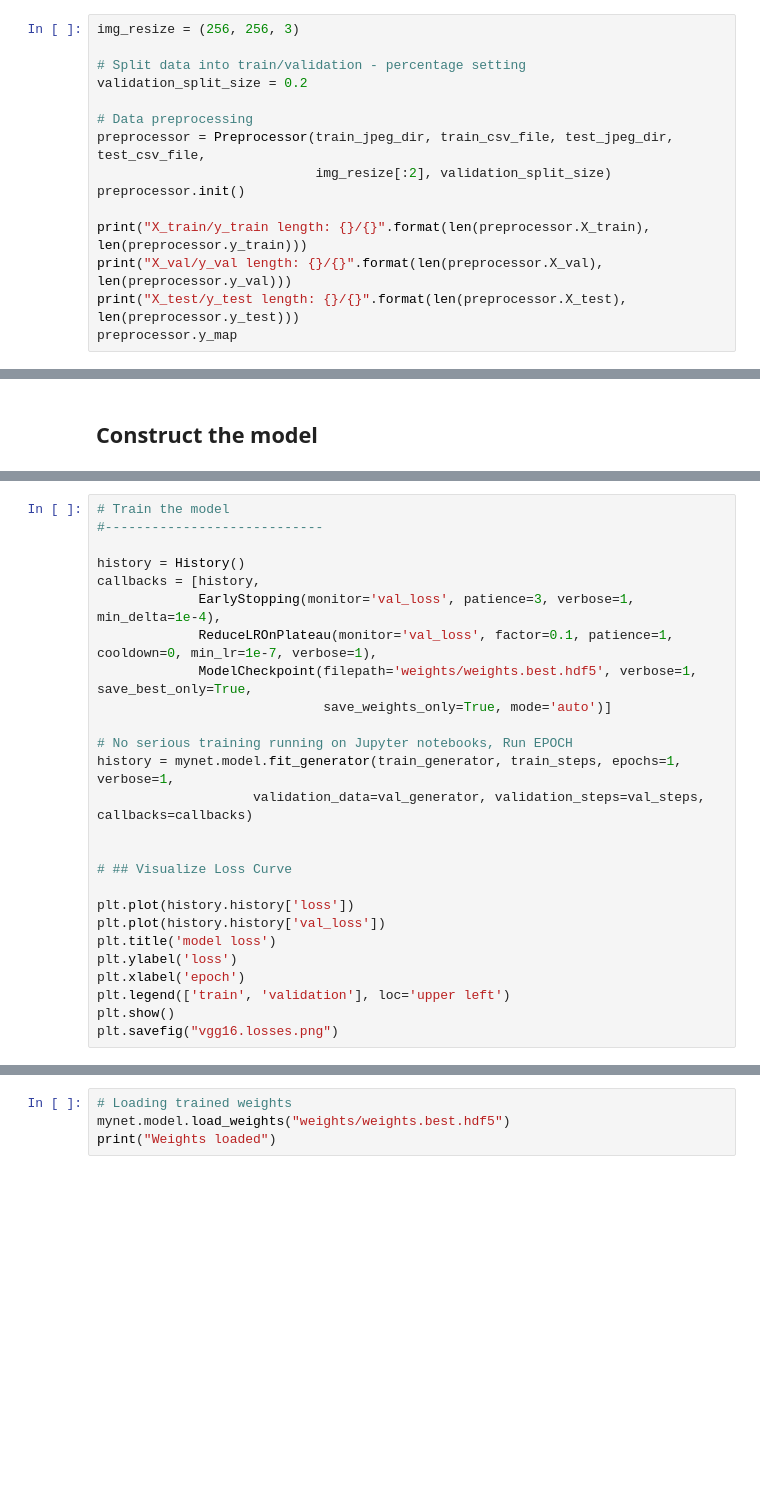
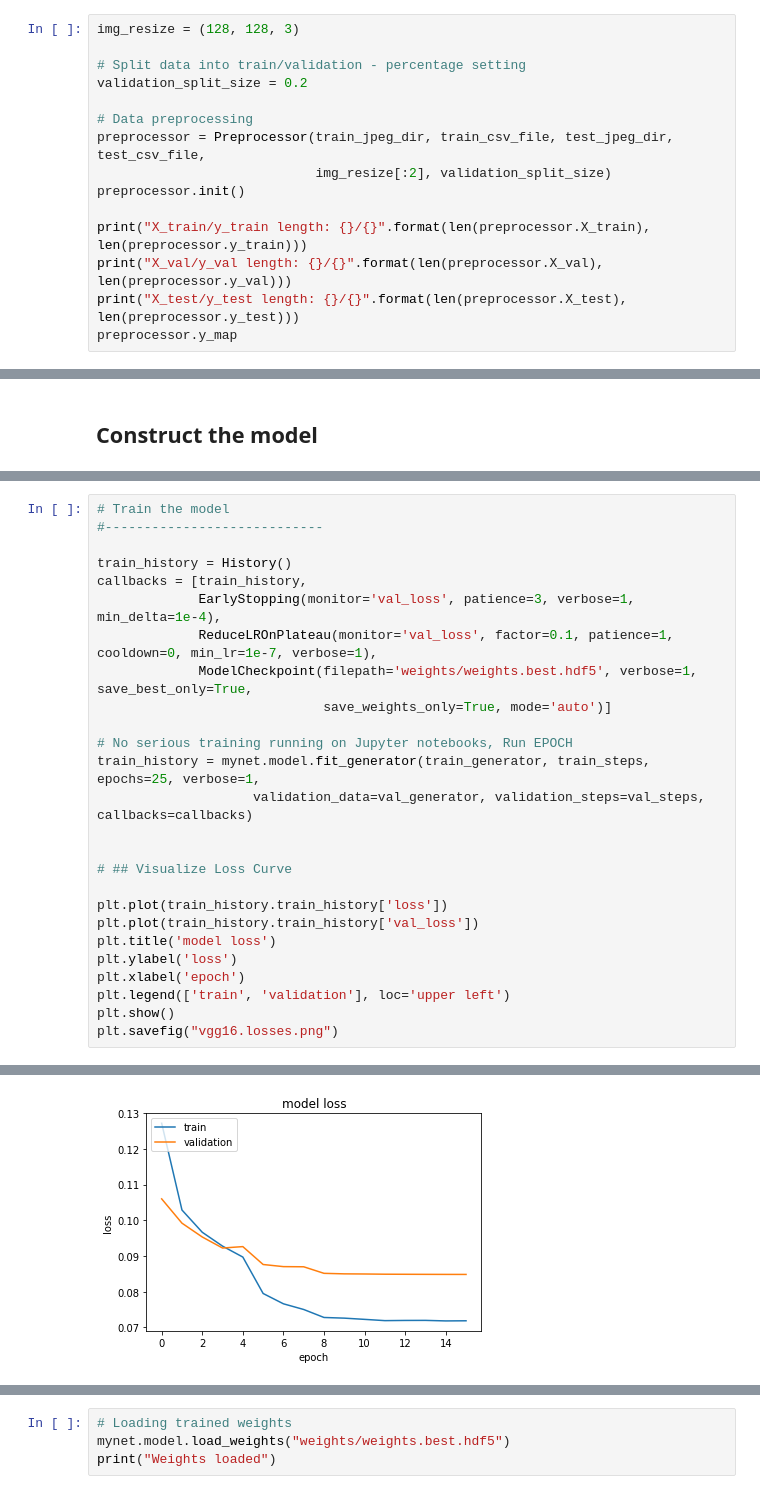
Before and after one commit to jinchenglee/kaggle_planet_challenge, a Jupyter notebook: mlc.kaggle/notebooks/kaggle.ipynb, the cells around one changed output, grey strips where cells are left out. Cells and saved outputs as stored; diff of their text form; blank space fills up the shorter version.

```diff
--- a/mlc.kaggle/notebooks/kaggle.ipynb
+++ b/mlc.kaggle/notebooks/kaggle.ipynb
@@ -172,7 +173,7 @@ for idx in [0,1]: # Train vs. test
 [figure]
 [interactive output not drawn]
 # %%
-img_resize = (256, 256, 3)
+img_resize = (128, 128, 3)
 
 # Split data into train/validation - percentage setting
 validation_split_size = 0.2
@@ -249,25 +250,26 @@ _________________________________________________________________
 # Train the model
 #----------------------------
 
-history = History()
-callbacks = [history,
+train_history = History()
+callbacks = [train_history,
              EarlyStopping(monitor='val_loss', patience=3, verbose=1, min_delta=1e-4),
              ReduceLROnPlateau(monitor='val_loss', factor=0.1, patience=1, cooldown=0, min_lr=1e-7, verbose=1),
              ModelCheckpoint(filepath='weights/weights.best.hdf5', verbose=1, save_best_only=True,
                              save_weights_only=True, mode='auto')]
 
 # No serious training running on Jupyter notebooks, Run EPOCH
-history = mynet.model.fit_generator(train_generator, train_steps, epochs=1, verbose=1,
+train_history = mynet.model.fit_generator(train_generator, train_steps, epochs=25, verbose=1,
                     validation_data=val_generator, validation_steps=val_steps, callbacks=callbacks)
 
 
 # ## Visualize Loss Curve
 
-plt.plot(history.history['loss'])
-plt.plot(history.history['val_loss'])
+plt.plot(train_history.train_history['loss'])
+plt.plot(train_history.train_history['val_loss'])
 plt.title('model loss')
 plt.ylabel('loss')
 plt.xlabel('epoch')
 plt.legend(['train', 'validation'], loc='upper left')
 plt.show()
 plt.savefig("vgg16.losses.png")
+# %% [output]
@@ -273,0 +293 @@ plt.savefig("vgg16.losses.png")
+[figure, added]
```
Also changed, not shown: parts of 12 cells of this notebook, 2 other files.
